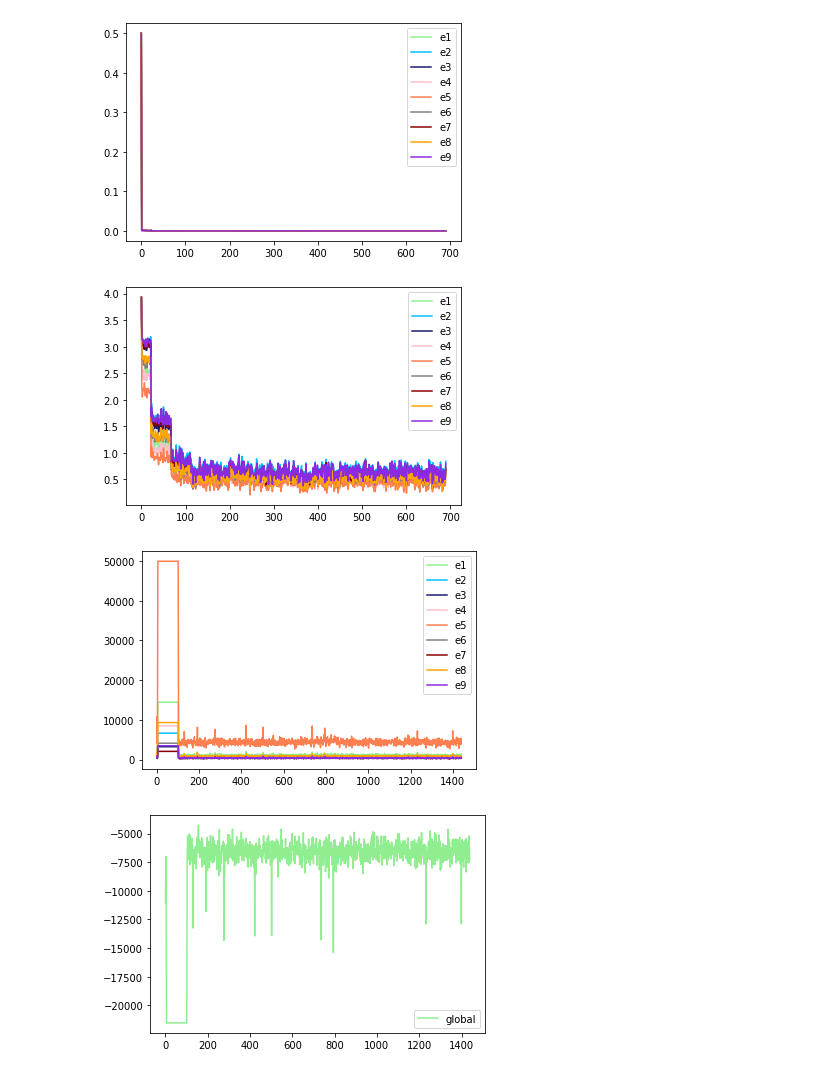
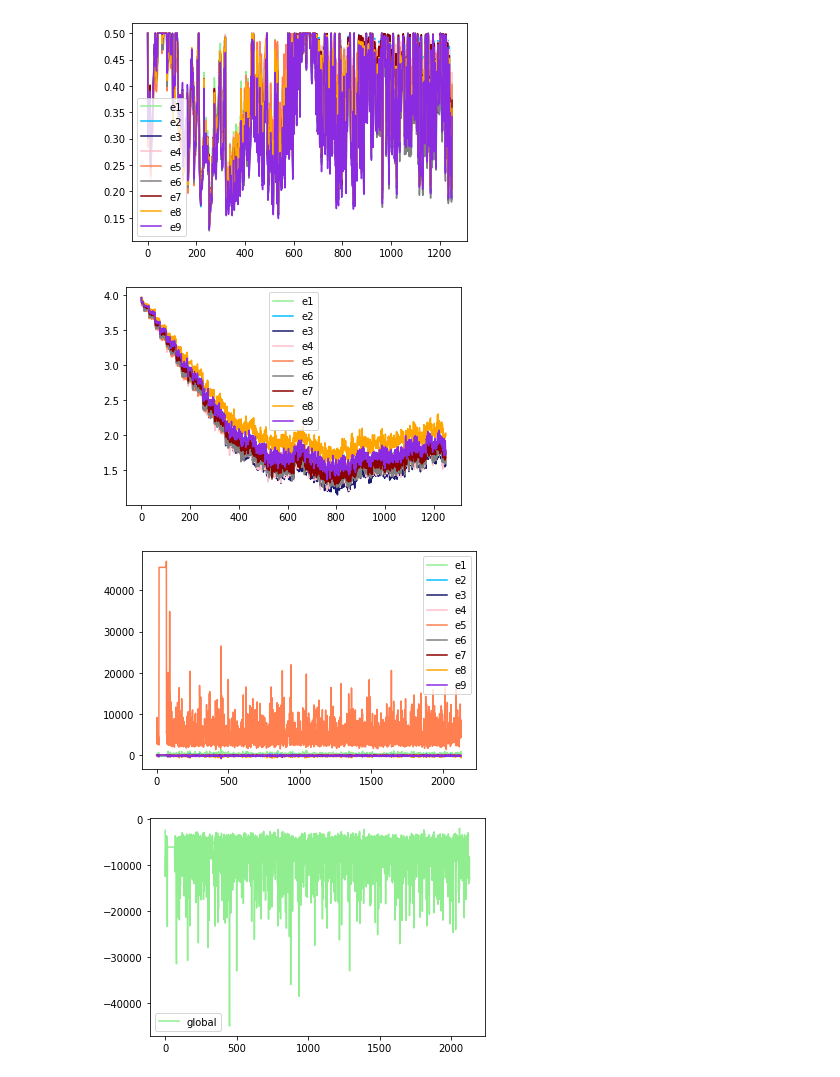
Before and after one commit to neardws/Game-Theoretic-Deep-Reinforcement-Learning, a Jupyter notebook: Draw/draw_results_for_mad4pg.ipynb, the cells around one changed output. Drawn from its saved outputs; the diff is of its cells as text; code cells hidden in the pictures.

```diff
--- a/Draw/draw_results_for_mad4pg.ipynb
+++ b/Draw/draw_results_for_mad4pg.ipynb
@@ -7,7 +7,12 @@ import numpy as np
 pd.set_option('display.max_rows', None)
 
 file_name = "/home/neardws/acme/58375870-f460-11ec-8be3-04d9f5632a58/"
+file_name = "/home/neardws/acme/eb27cb6e-f47f-11ec-b67f-04d9f5632a58/"
 
+file_name = "/home/neardws/acme/45890f70-f483-11ec-994e-04d9f5632a58/"
+
+file_name = "/home/neardws/acme/1a254382-f486-11ec-92d9-04d9f5632a58/"
+file_name = "/home/neardws/acme/592e82f2-f48e-11ec-98c4-04d9f5632a58/"
 start_index = 0
 loss_file_name = file_name + "logs/learner/logs.csv"
 returns_file_name = file_name + "logs/evaluator/logs.csv"
@@ -108,34 +113,34 @@ plt.plot(epoch_index, e8_return[start_index:end_index], '-', color='orange', lab
 plt.plot(epoch_index, e9_return[start_index:end_index], '-', color='blueviolet', label='e9')
 plt.legend(loc="best")  # 图例
 plt.show()
 
 edge_return = returns[start_index:end_index, 9].tolist()
 plt.plot(epoch_index, edge_return, '-', color='lightgreen', label='global')
 plt.legend(loc="best")  # 图例
 plt.show()
 
 
 average_service_times = returns_df["average_service_times"].values
 plt.plot(epoch_index, average_service_times[start_index:end_index], '-', color='lightgreen', label='average_service_times')
 plt.legend(loc="best")  # 图例
 plt.show()
 
 average_vehicle_interferences = returns_df["average_vehicle_interferences"].values
 plt.plot(epoch_index, average_vehicle_interferences[start_index:end_index], '-', color='lightgreen', label='average_vehicle_interferences')
 plt.legend(loc="best")  # 图例
 plt.show()
 
 cumulative_reward = returns_df["cumulative_reward"].values
 plt.plot(epoch_index, cumulative_reward[start_index:end_index], '-', color='lightgreen', label='cumulative_reward')
 plt.legend(loc="best")  # 图例
 plt.show()
 
 service_ratio = returns_df["service_ratio"].values
 plt.plot(epoch_index, service_ratio[start_index:end_index], '-', color='lightgreen', label='service_ratio')
 plt.legend(loc="best")  # 图例
 plt.show()
 # %% [output]
-[figure, old version]
+[figure, new version]
-[figure, old version]
+[figure, new version]
-[figure, old version]
+[figure, new version]
-[figure, old version]
+[figure, new version]
```
Also changed, not shown: parts of 1 cell of this notebook, 6 other files.
